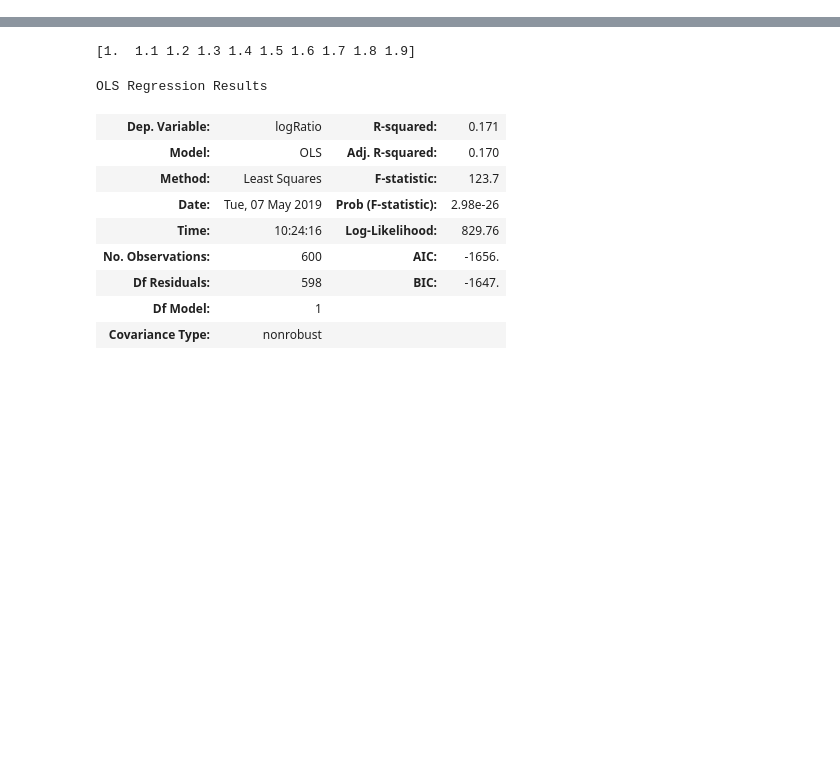
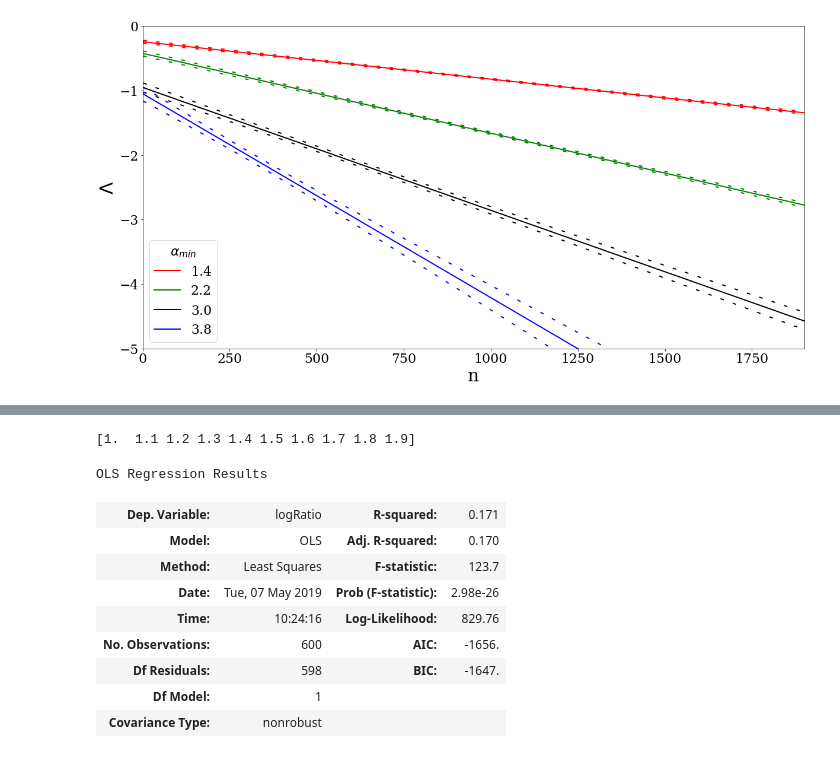
Before and after one commit to osolari/Betta, a Jupyter notebook: cmc.v.1.0.ipynb, the cells around one changed output, grey strips where cells are left out. Saved outputs shown, nothing was run; the diff lists cells and outputs as text; code cells hidden in the pictures; blank space fills up the shorter version.

```diff
--- a/cmc.v.1.0.ipynb
+++ b/cmc.v.1.0.ipynb
@@ -53,5 +55,5 @@ def ratioCorrectOLS(n, ratio, threshold = 3.5):
 
     return [dfr, np.abs(mdf.params[1])]
 # %%
-outAlphaMinVar = compRelEffVarShapeVarMin(ALPHA=
-                                          [np.linspace( e, e + 1, 10, endpoint=False) for e in np.linspace(1, 5, 11)])
+# outAlphaMinVar = compRelEffVarShapeVarMin(ALPHA=
+#                                           [np.linspace( e, e + 1, 10, endpoint=False) for e in np.linspace(1, 5, 11)])
@@ -57,0 +78,9 @@ outAlphaMinVar = compRelEffVarShapeVarMin(ALPHA=
+# %%
+# import pickle as pkl
+# with open("./outAlphaMinVar.pkl", "wb") as f:
+
+#     pkl.dump(outAlphaMinVar, f)
+
+with open("./outAlphaMinVar.pkl", "rb") as f:
+
+    outAlphaMinVar = pkl.load(f)
@@ -57,0 +116,37 @@ outAlphaMinVar = compRelEffVarShapeVarMin(ALPHA=
+# %%
+fig, ax = plt.subplots(figsize = [20, 10])
+colors = ['blue', "black", "green", "red"]
+nValues = np.linspace(1, 5, 11, endpoint= True)
+table = np.zeros([len(outAlphaMinVar), 3])
+for i in range(len(outAlphaMinVar)):
+
+    if i in [0, 2, 4, 6, 8, 9, 10, 11, 12]:
+        continue
+
+    color = colors.pop()
+
+    n, ratio, shape, mu, c = outAlphaMinVar[i]
+    df, r = estimate_ratio_interval(n, ratio)
+    ax.plot(df.iloc[:,0], df.iloc[:,1], lw=2, color=color, label = f"{nValues[i]:.1f}")
+    ax.plot(df.iloc[:,0], df.iloc[:,2],
+            linestyle = (0, (3, 8)), lw=2, color = color)
+    ax.plot(df.iloc[:,0], df.iloc[:,3],
+            linestyle = (0, (3, 8)), lw=2, color = color)
+
+#     out = ratioCorrectOLS(n, ratio)
+#     rLine = out[0]
+#     r = out[1]
+#     ax.scatter(rLine["n"], rLine["ratio"], alpha = .1, s = 5, color=colormap(normalize(nValues[i])))
+#     ax.plot(rLine["n"], rLine["fitted"], alpha = .5, lw = .5, color=colormap(normalize(nValues[i])),
+#             label = "".join(["c = ", str("{:.0e}".format(c))," ,mu = ", str("{:.2e}".format(mu))]))
+
+#     table[i,:] = shape[0], mu, r
+
+ax.set_xlim([0, 1900])
+ax.set_ylim([-5, 0])
+ax.set_xlabel(r'n', fontsize = 30)
+ax.set_ylabel(r"$\Lambda$", fontsize = 30)
+ax.legend(title=r"$\alpha_{min}$", loc='lower left')
+fig.savefig("./plots.v.2.0/alphaMinVar.pdf")
+# %% [output]
+[figure, added]
```
Also changed, not shown: parts of 14 cells of this notebook, 6 other files.
